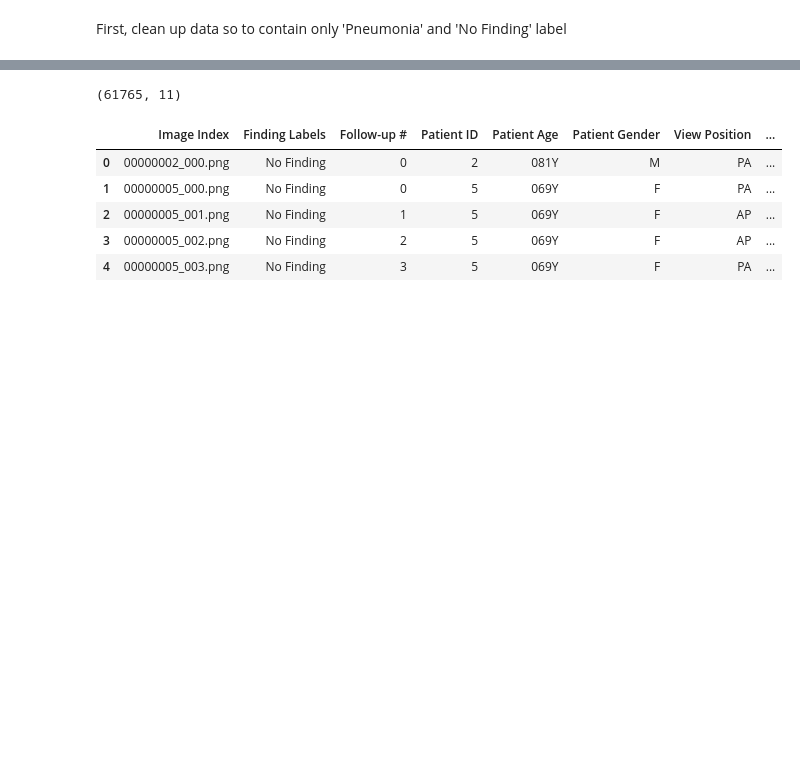
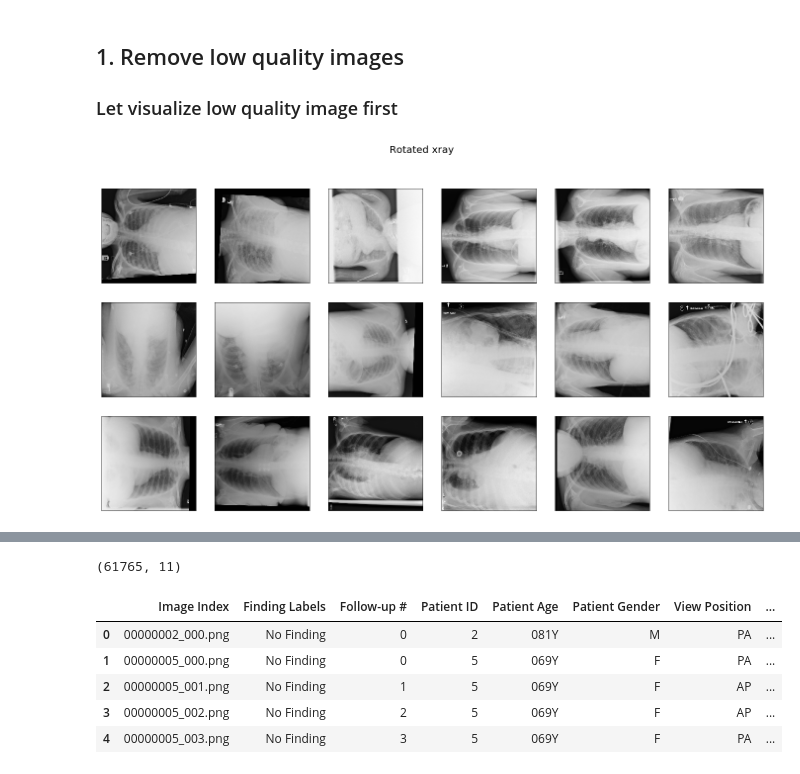
Before and after one commit to dattran2346/chestX-ray-14, a Jupyter notebook: 1.Cleaning.ipynb, the cells around one changed output, grey strips where cells are left out. Drawn from its saved outputs; the diff is of its cells as text; code cells hidden in the pictures; blank space fills up the shorter version.

Commit message:
Add remove dirty images base on Microsoft

```diff
--- a/1.Cleaning.ipynb
+++ b/1.Cleaning.ipynb
@@ -12,5 +17,29 @@ fulldf.head()
 | 2 | 00000001_002.png | Cardiomegaly|Effusion | 2 | 1 | 058Y | M | PA | ... |
 | 3 | 00000002_000.png | No Finding | 0 | 2 | 081Y | M | PA | ... |
 | 4 | 00000003_000.png | Hernia | 0 | 3 | 081Y | F | PA | ... |
-# %% [markdown]
-First, clean up data so to contain only 'Pneumonia' and 'No Finding' label
+# %% [markdown]
+## 1. Remove low quality images
+
+### Let visualize low quality image first
+# %%
+base_dir = '/home/dattran/data/xray/'
+def plot_batch(df, title, n=24):
+    cols = 6
+    n = min(df.shape[0], n)
+    rows = math.floor(n/cols)
+    plt.figure(figsize=(24, 4*rows))
+    plt.suptitle(title, size=20)
+    for i in range(n):
+        plt.subplot(rows, cols, i+1)
+        image_file = base_dir + df.loc[i, 0]
+        imshow(image_file)
+
+def imshow(file):
+    plt.imshow(Image.open(file).convert('RGB'))
+    plt.xticks([])
+    plt.yticks([])
+# %%
+blacklist_rotated = pd.read_csv('blacklist_rotated_images.csv', header=None)
+plot_batch(blacklist_rotated, 'Rotated xray')
+# %% [output]
+[figure, added]
```
Also changed, not shown: parts of 17 cells of this notebook, 9 other files.
